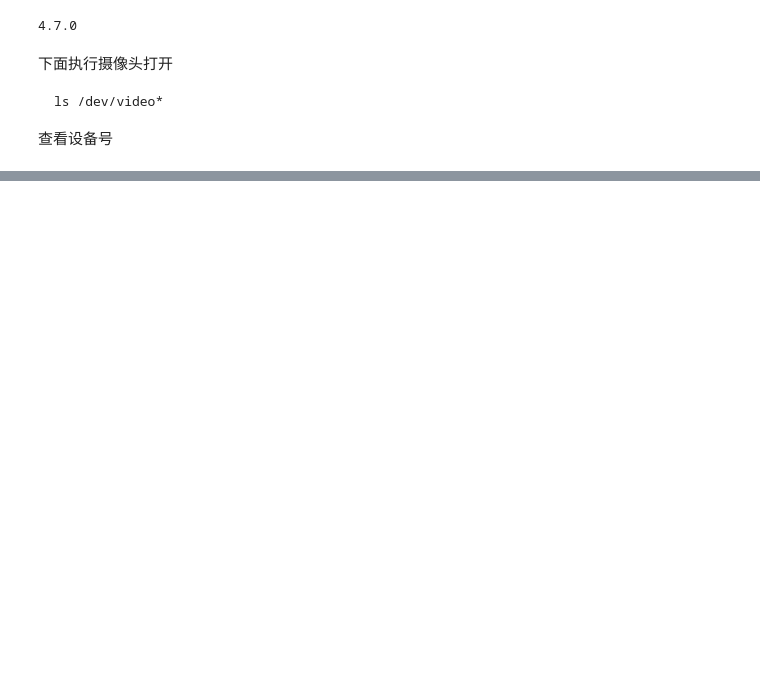
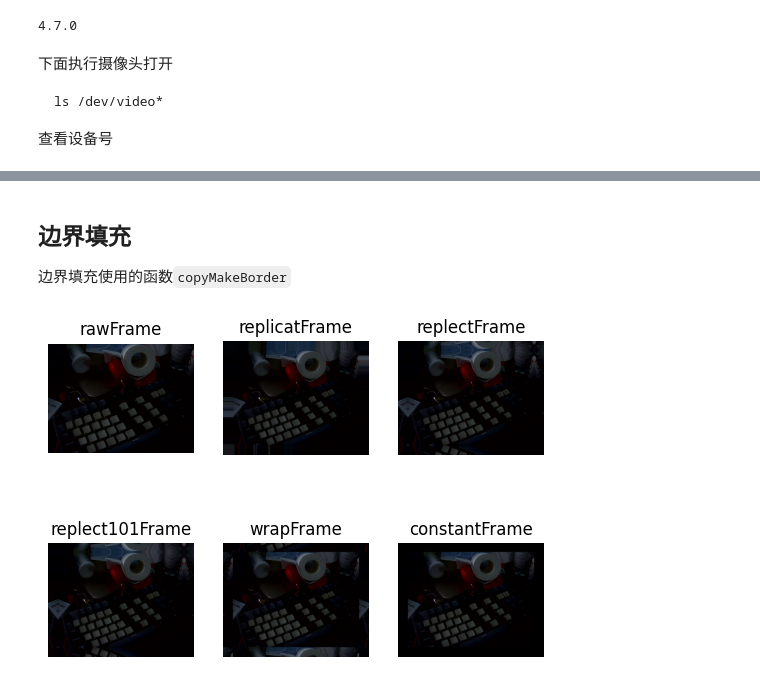
Before and after one commit to mengdemao/jupyter, a Jupyter notebook: opencv.ipynb, the cells around one changed output, grey strips where cells are left out. Cells and saved outputs as stored; diff of their text form; code cells hidden in the pictures; blank space fills up the shorter version.

```diff
--- a/opencv.ipynb
+++ b/opencv.ipynb
@@ -162,0 +157,30 @@ displayFrame(blueImage)
+# %% [markdown]
+## 边界填充
+
+边界填充使用的函数`copyMakeBorder`
+# %%
+# 获取一帧原始数据
+rawFrame = getFrame()
+
+# 执行边界填充
+size = (50, 50, 50, 50)
+
+# 复制法
+replicatFrame = cv.copyMakeBorder(rawFrame, size[0], size[1], size[2], size[3], cv.BORDER_REPLICATE)
+
+# 反射法
+replectFrame = cv.copyMakeBorder(rawFrame, size[0], size[1], size[2], size[3], cv.BORDER_REFLECT)
+
+# 反射101
+replect101Frame = cv.copyMakeBorder(rawFrame, size[0], size[1], size[2], size[3], cv.BORDER_REFLECT_101)
+
+# 外包装
+wrapFrame = cv.copyMakeBorder(rawFrame, size[0], size[1], size[2], size[3], cv.BORDER_WRAP)
+
+# 常量法
+constantFrame = cv.copyMakeBorder(rawFrame, size[0], size[1], size[2], size[3], cv.BORDER_CONSTANT)
+
+display6Frame([rawFrame, replicatFrame, replectFrame, replect101Frame, wrapFrame, constantFrame],
+             ['rawFrame', 'replicatFrame', 'replectFrame', 'replect101Frame', 'wrapFrame', 'constantFrame'])
+# %% [output]
+[figure, added]
```
Also changed, not shown: parts of 20 cells of this notebook, 5 other files.
